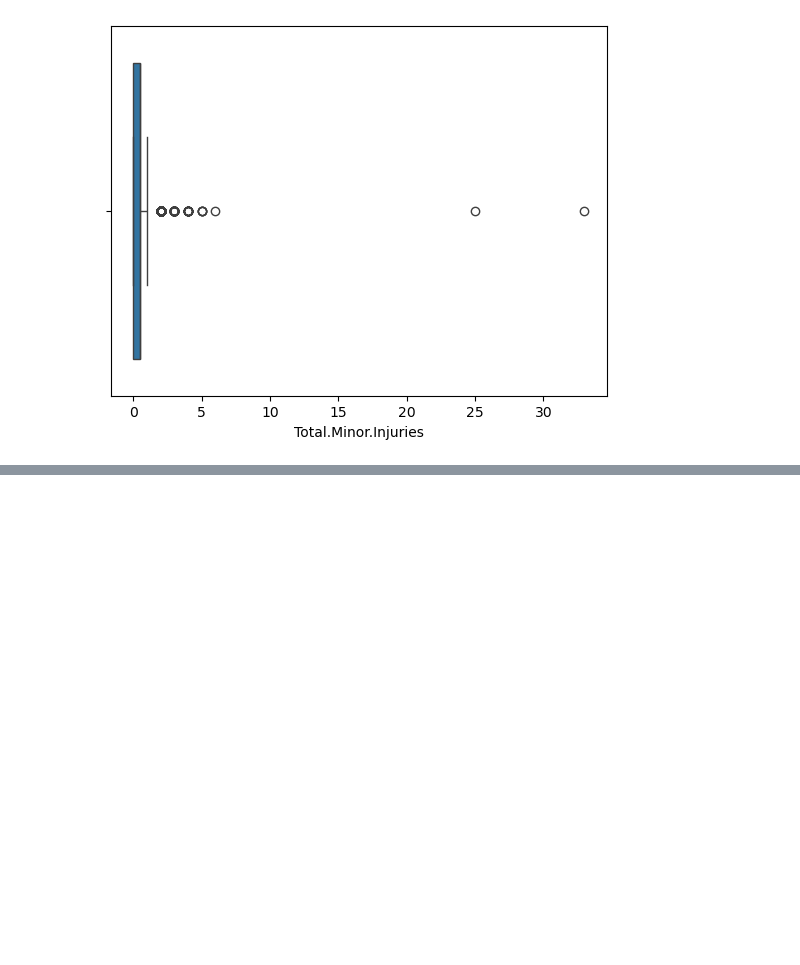
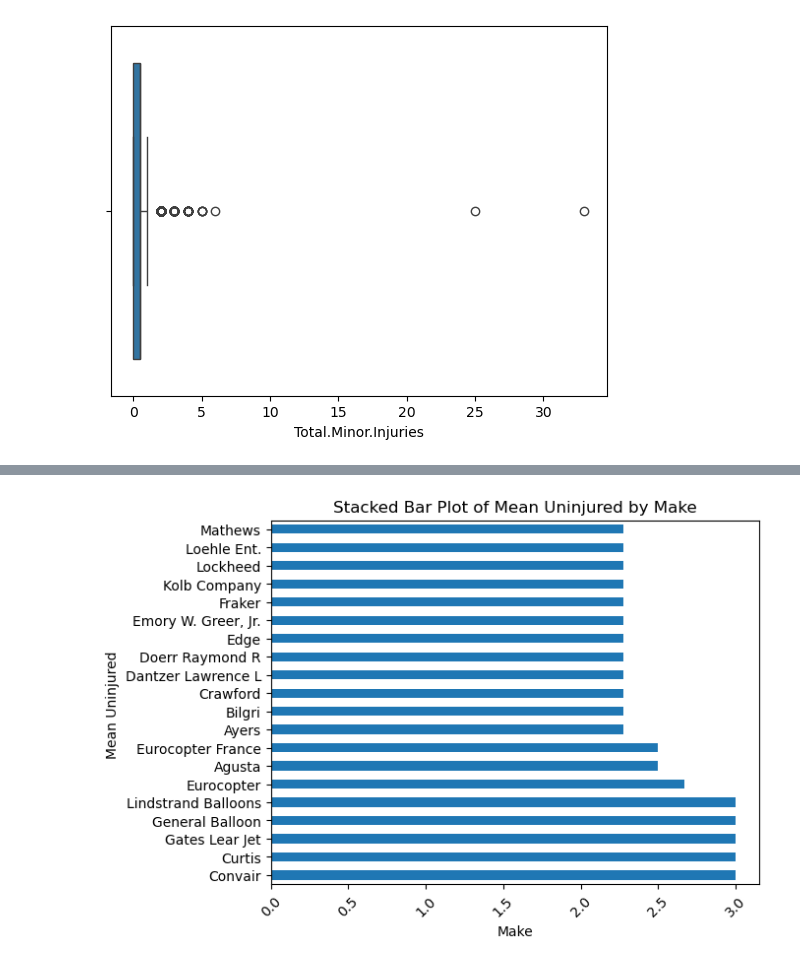
Before and after one commit to Kinyanjui287/dsc-phase-1-project-v3, a Jupyter notebook: student.ipynb, the cells around one changed output, grey strips where cells are left out. Drawn from its saved outputs; the diff is of its cells as text; code cells hidden in the pictures; blank space fills up the shorter version.

```diff
--- a/student.ipynb
+++ b/student.ipynb
@@ -392,0 +427,10 @@ sns.boxplot(x=aviation4["Total.Uninjured"])
+# %%
+# Plot the bar plot
+top_10_mean_df.plot(kind='barh', x='Make', y='Total.Uninjured', stacked=True, legend=False)
+plt.title('Stacked Bar Plot of Mean Uninjured by Make')
+plt.xlabel('Make')
+plt.ylabel('Mean Uninjured ')
+plt.xticks(rotation=45)
+plt.show()
+# %% [output]
+[figure, added]
```
Also changed, not shown: parts of 35 cells of this notebook, 6 other files.
